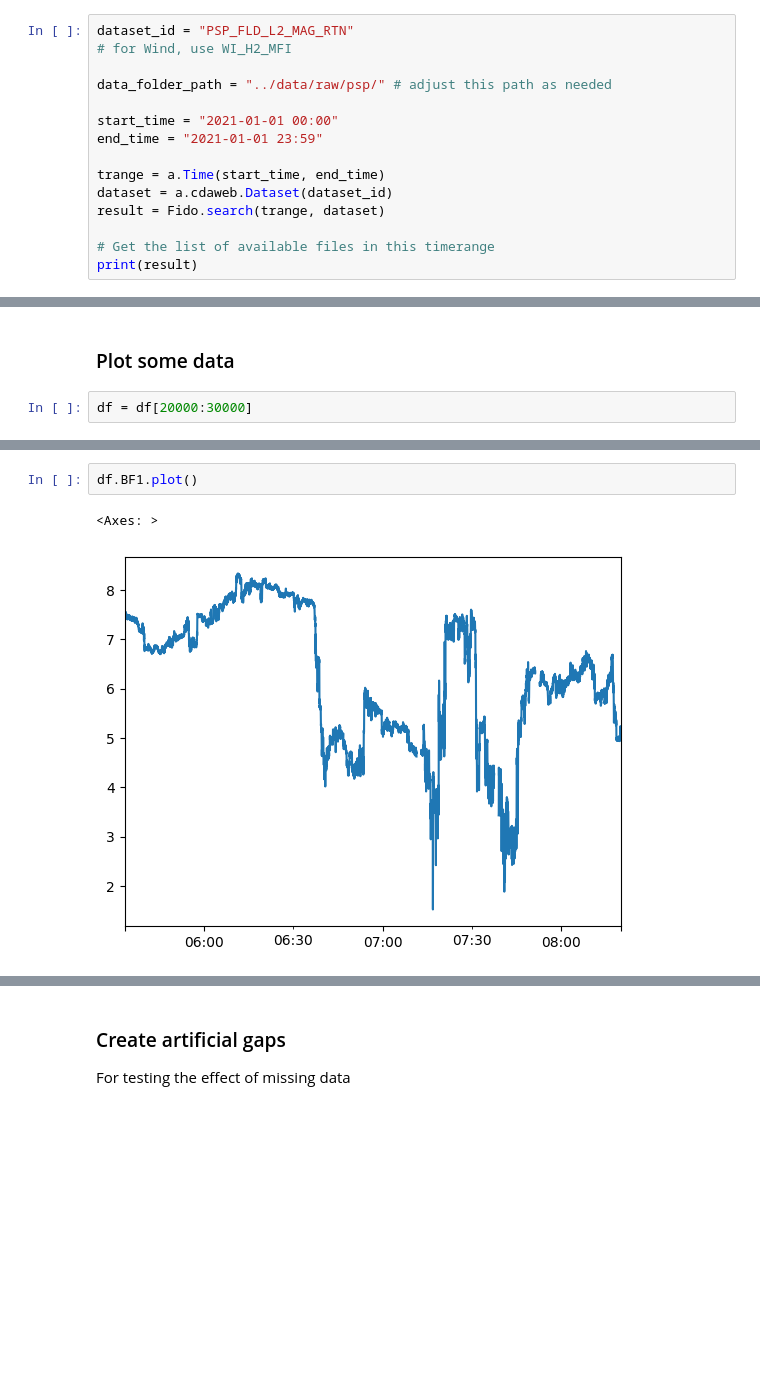
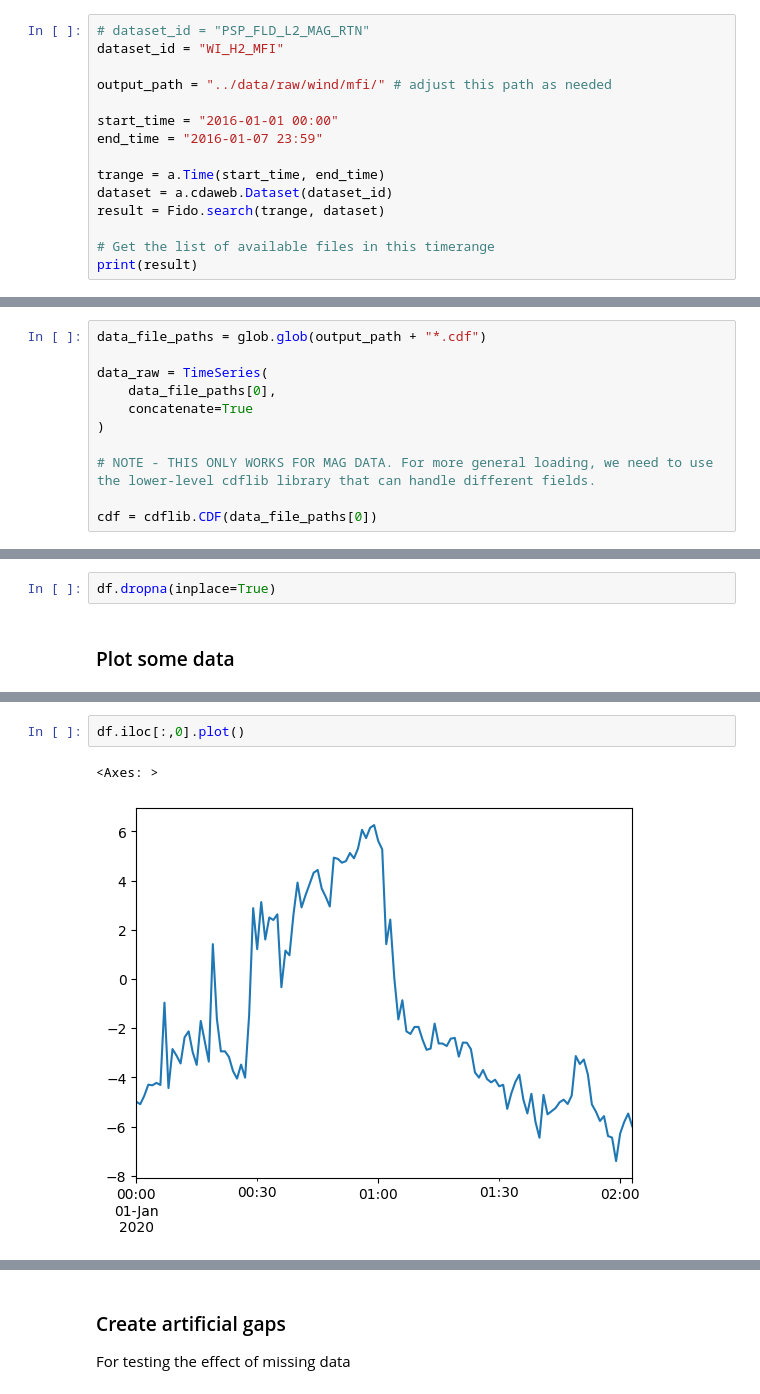
Before and after one commit to daniel-wrench/stellar-stats, a Jupyter notebook: notebooks/nasa_time_series_demo.ipynb, the cells around one changed output, grey strips where cells are left out. Saved outputs shown, nothing was run; the diff lists cells and outputs as text; blank space fills up the shorter version.

```diff
--- a/notebooks/nasa_time_series_demo.ipynb
+++ b/notebooks/nasa_time_series_demo.ipynb
@@ -46,13 +37,13 @@ Required-by:
 
 To lookup the different dataset IDs available, you can use the form at https://cdaweb.gsfc.nasa.gov/index.html/ Tick the name of the spacecraft you want, hit submit, and you'll be a given a list of all the data products for that spacecraft. Set this as the `dataset_id` variable below.
 # %%
-dataset_id = "PSP_FLD_L2_MAG_RTN"
-# for Wind, use WI_H2_MFI
+# dataset_id = "PSP_FLD_L2_MAG_RTN"
+dataset_id = "WI_H2_MFI"
 
-data_folder_path = "../data/raw/psp/" # adjust this path as needed
+output_path = "../data/raw/wind/mfi/" # adjust this path as needed
 
-start_time = "2021-01-01 00:00"
-end_time = "2021-01-01 23:59"
+start_time = "2016-01-01 00:00"
+end_time = "2016-01-07 23:59"
 
 trange = a.Time(start_time, end_time)
 dataset = a.cdaweb.Dataset(dataset_id)
@@ -91,0 +77,11 @@ data_raw = TimeSeries(
+# %%
+data_file_paths = glob.glob(output_path + "*.cdf")
+
+data_raw = TimeSeries(
+    data_file_paths[0],
+    concatenate=True
+)
+
+# NOTE - THIS ONLY WORKS FOR MAG DATA. For more general loading, we need to use the lower-level cdflib library that can handle different fields.
+
+cdf = cdflib.CDF(data_file_paths[0])
@@ -182,4 +176,4 @@ memory usage: 11.5 MB
+# %%
+df.dropna(inplace=True)
 # %% [markdown]
 ### Plot some data
-# %%
-df = df[20000:30000]
@@ -186,8 +196,8 @@ df = df[20000:30000]
 # %%
-df.BF1.plot()
+df.iloc[:,0].plot()
 # %% [output]
 <Axes: >
-[figure, old version]
+[figure, new version]
 # %%
 selected_columns = ["BF1", "BGSE_0", "BGSE_1", "BGSE_2"]
 selected_time_range = ["2016-01-01", "2016-01-02"] # Change this to [:] to plot all data
```
Also changed, not shown: parts of 13 cells of this notebook, 3 other files.
